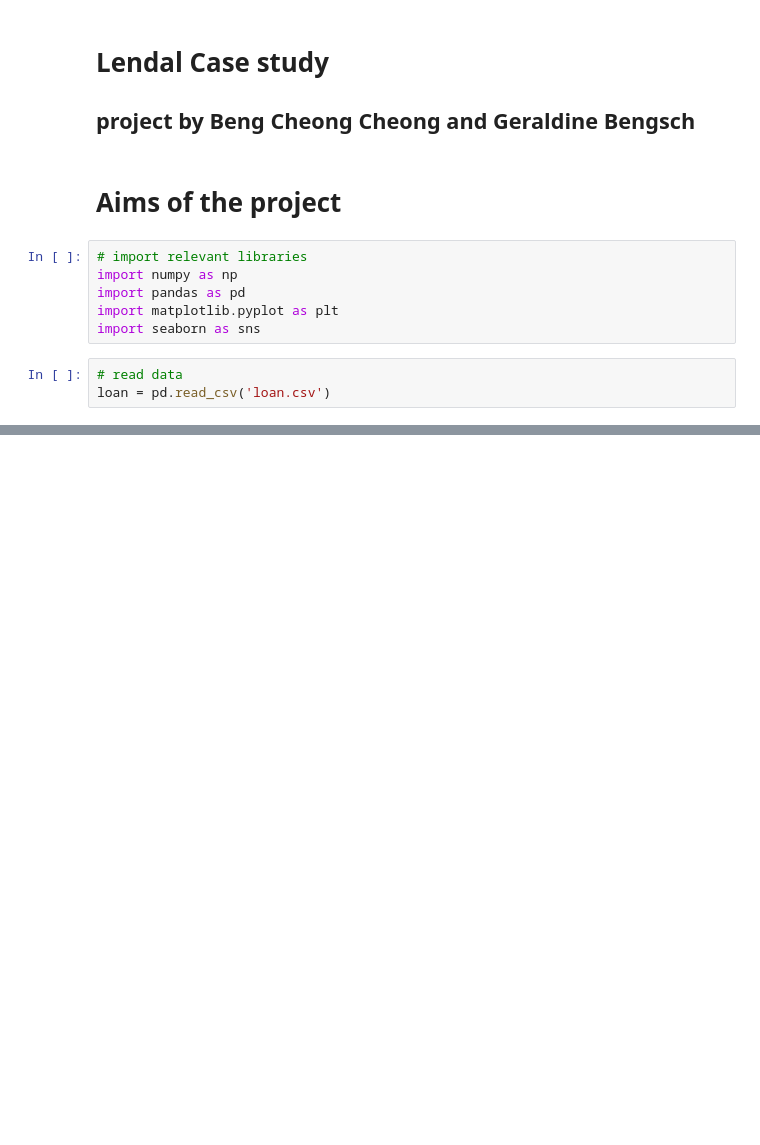
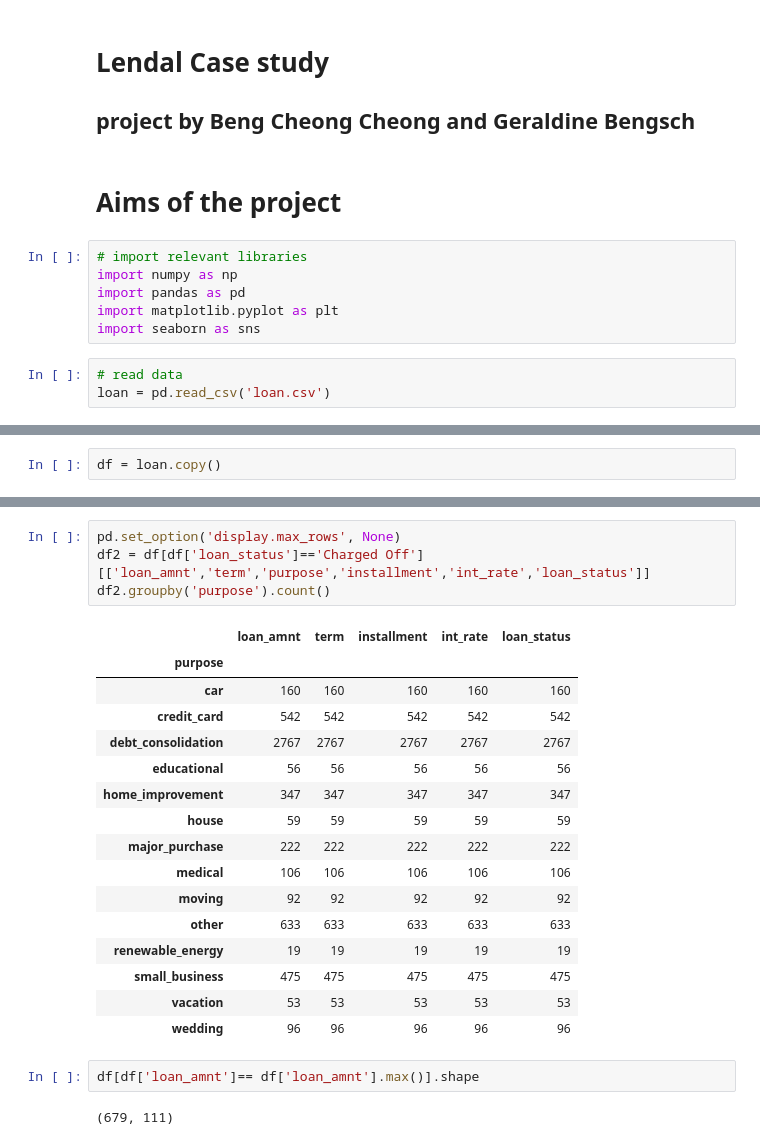
Before and after one commit to GeriNZ/lendingclub, a Jupyter notebook: Beng_Cheong_Cheong.ipynb, the cells around one changed output, grey strips where cells are left out. Cells and saved outputs as stored; diff of their text form; blank space fills up the shorter version.

```diff
--- a/Beng_Cheong_Cheong.ipynb
+++ b/Beng_Cheong_Cheong.ipynb
@@ -26,0 +72,2 @@ loan.head()
+# %%
+df = loan.copy()
@@ -26,0 +149,25 @@ loan.head()
+# %%
+pd.set_option('display.max_rows', None)
+df2 = df[df['loan_status']=='Charged Off'][['loan_amnt','term','purpose','installment','int_rate','loan_status']]
+df2.groupby('purpose').count()
+# %% [output]
+|  | loan_amnt | term | installment | int_rate | loan_status |
+| purpose |  |  |  |  |  |
+| car | 160 | 160 | 160 | 160 | 160 |
+| credit_card | 542 | 542 | 542 | 542 | 542 |
+| debt_consolidation | 2767 | 2767 | 2767 | 2767 | 2767 |
+| educational | 56 | 56 | 56 | 56 | 56 |
+| home_improvement | 347 | 347 | 347 | 347 | 347 |
+| house | 59 | 59 | 59 | 59 | 59 |
+| major_purchase | 222 | 222 | 222 | 222 | 222 |
+| medical | 106 | 106 | 106 | 106 | 106 |
+| moving | 92 | 92 | 92 | 92 | 92 |
+| other | 633 | 633 | 633 | 633 | 633 |
+| renewable_energy | 19 | 19 | 19 | 19 | 19 |
+| small_business | 475 | 475 | 475 | 475 | 475 |
+| vacation | 53 | 53 | 53 | 53 | 53 |
+| wedding | 96 | 96 | 96 | 96 | 96 |
+# %%
+df[df['loan_amnt']== df['loan_amnt'].max()].shape
+# %% [output]
+(679, 111)
```
Also changed, not shown: parts of 8 cells of this notebook.
